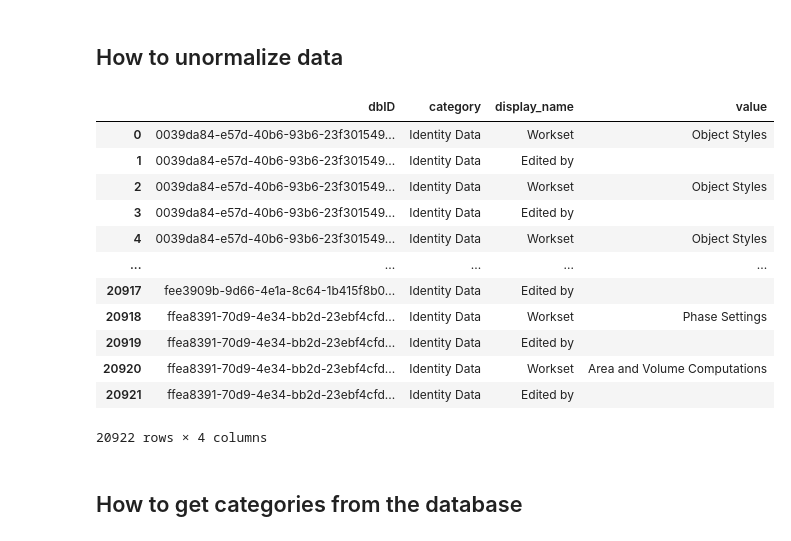
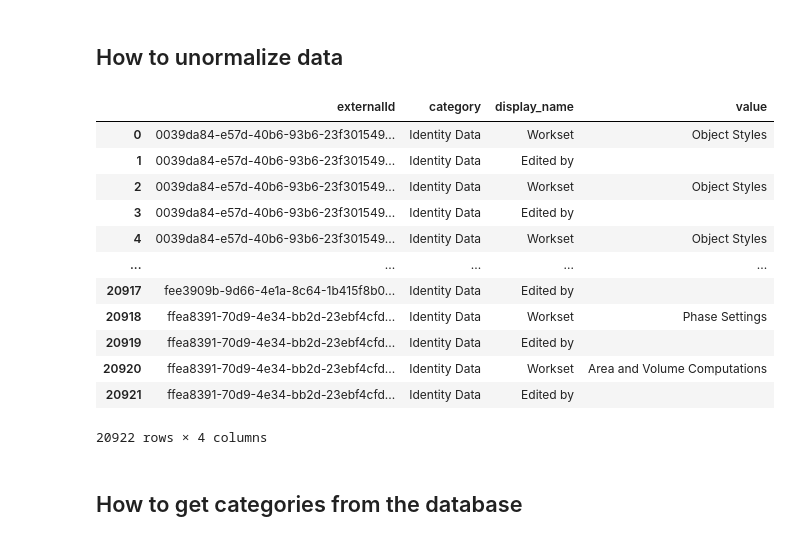
Before and after one commit to chuongmep/svf-viewer, a Jupyter notebook: DatabaseReader.ipynb, the cells around one changed output. Saved outputs shown, nothing was run; the diff lists cells and outputs as text; code cells hidden in the pictures.

```diff
--- a/DatabaseReader.ipynb
+++ b/DatabaseReader.ipynb
@@ -133,20 +133,20 @@ data_objects_id.head(20)
 # %%
 # Define and execute the SQL query with a JOIN statement
 conn = sqlite3.connect(db_file)
 # Define and execute the SQL query with JOIN statements
 query = """
-SELECT _objects_id.external_id AS dbID, _objects_attr.category AS category,_objects_attr.display_name, _objects_val.value
+SELECT _objects_id.external_id AS externalId, _objects_attr.category AS category,_objects_attr.display_name, _objects_val.value
 FROM _objects_id
 JOIN _objects_eav ON _objects_id.id = _objects_eav.entity_id
 JOIN _objects_attr ON _objects_eav.attribute_id = _objects_attr.id
 JOIN _objects_val ON _objects_eav.value_id = _objects_val.id
 WHERE category NOT LIKE '\_\_%\_\_' ESCAPE '\\'
-ORDER BY dbID;
+ORDER BY externalId;
 """
 data = pd.read_sql_query(query, conn)
 data
 # %% [output]
-|  | dbID | category | display_name | value |
+|  | externalId | category | display_name | value |
 | 0 | 0039da84-e57d-40b6-93b6-23f301549... | Identity Data | Workset | Object Styles |
 | 1 | 0039da84-e57d-40b6-93b6-23f301549... | Identity Data | Edited by |  |
 | 2 | 0039da84-e57d-40b6-93b6-23f301549... | Identity Data | Workset | Object Styles |
```
